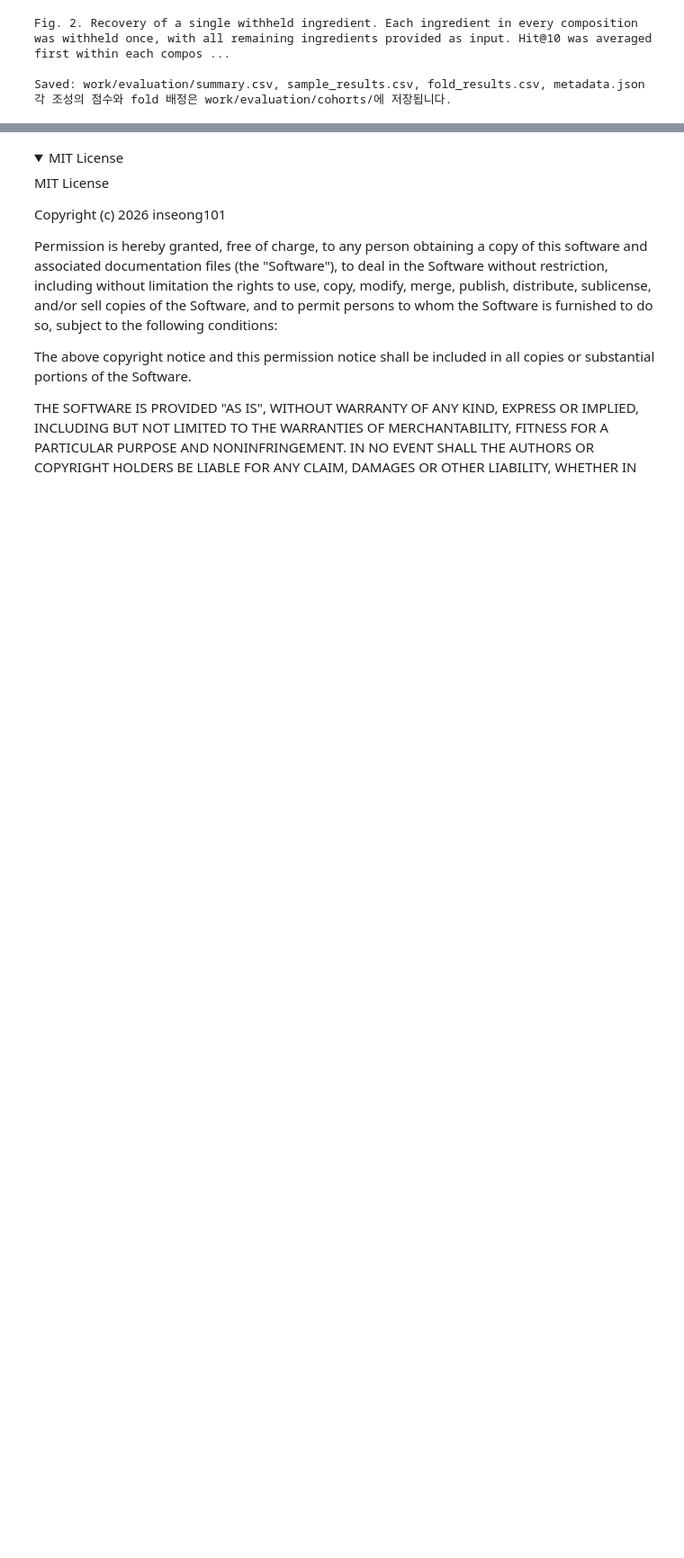
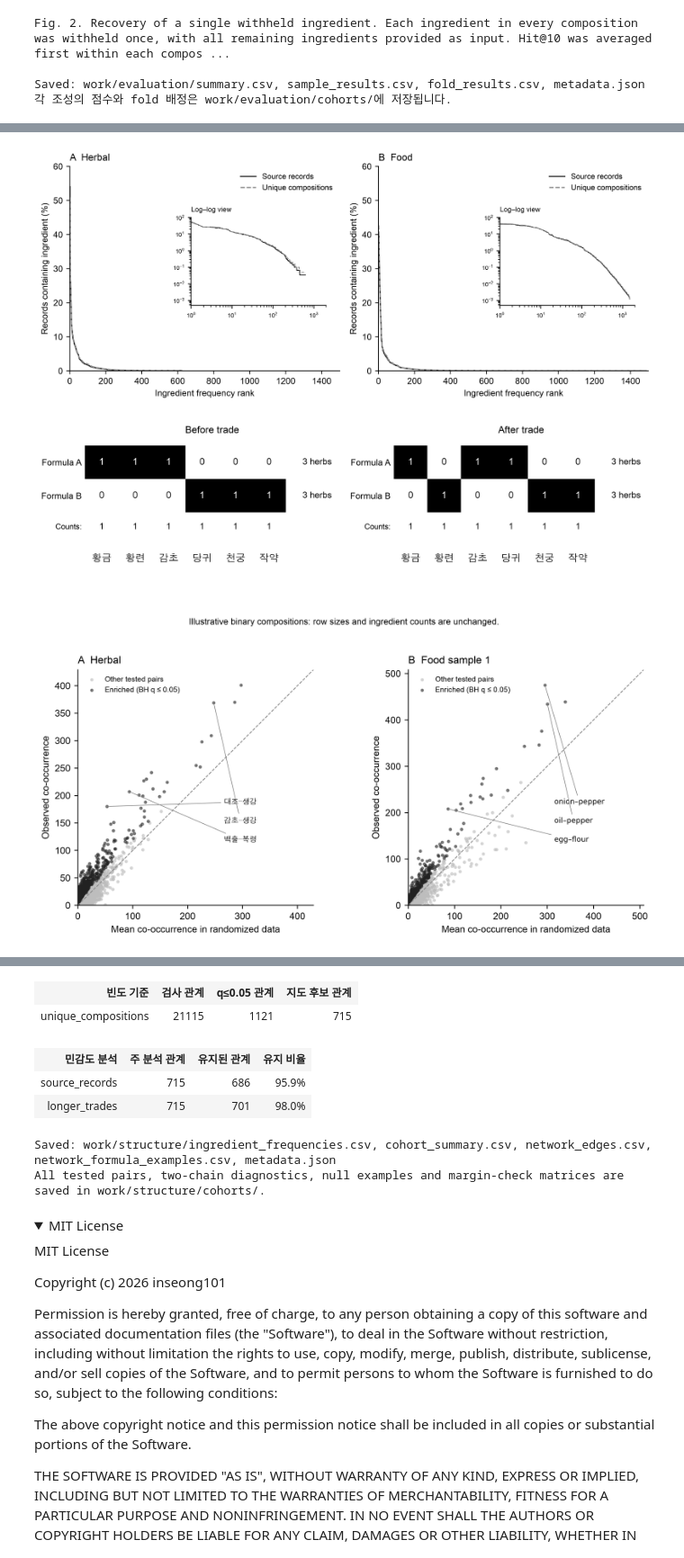
Before and after one commit to inseong101/HerbalFormulaCompletion, a Jupyter notebook: Colab.ipynb, the cells around one changed output, grey strips where cells are left out. Shown at 90% size. Saved outputs shown, nothing was run; the diff lists cells and outputs as text; code cells hidden in the pictures; folded sections open; blank space fills up the shorter version.

Commit message:
Add reproducible frequency-controlled ingredient co-occurrence analysis

```diff
--- a/Colab.ipynb
+++ b/Colab.ipynb
@@ -15,11 +15,11 @@ from urllib.request import urlopen
 from IPython.display import Image, display
 
 if shutil.which("apt-get"):
-    !apt-get install -y git-lfs
+    !apt-get install -y git-lfs fonts-nanum
 
 IN_COLAB = importlib.util.find_spec("google.colab") is not None if importlib.util.find_spec("google") else False
 if IN_COLAB:
-    subprocess.run([sys.executable, "-m", "pip", "install", "-q", "matplotlib>=3.9,<4", "tqdm>=4.66,<5"], check=True)
+    subprocess.run([sys.executable, "-m", "pip", "install", "-q", "matplotlib>=3.9,<4", "tqdm>=4.66,<5", "numba>=0.61,<0.68", "networkx>=3.4,<4"], check=True)
     repo = Path(tempfile.mkdtemp(prefix="hfc-source-")) / "repository"
     # Disable LFS filters: clone code and pointers without configuring Git globally.
     subprocess.run(["git", "-c", "filter.lfs.required=false", "-c", "filter.lfs.smudge=", "-c", "filter.lfs.process=", "clone", "https://github.com/inseong101/HerbalFormulaCompletion.git", str(repo)], env={**os.environ, "GIT_LFS_SKIP_SMUDGE": "1"}, check=True)
@@ -455,0 +473,24 @@ Saved: work/evaluation/summary.csv, sample_results.csv, fold_results.csv, metada
+# %%
+subprocess.run([sys.executable, "-u", str(fresh / "run.py"), "--structure-only", "--workers", "2", "--null-draws", "1999"], check=True)
+structure_dir = fresh / "work/structure"
+structure_metadata = json.loads((structure_dir / "metadata.json").read_text())
+assert structure_metadata["status"] == "complete" and structure_metadata["primary_cohorts"] == 101
+for stem in ["Figure3_ingredient_frequency", "Figure4_fixed_margin_trade", "Figure5_observed_vs_randomized", "Figure6_herbal_relationships"]:
+    display(Image(filename=str(fresh / "figures" / (stem + ".png"))))
+print((fresh / "figures/Structure_figure_captions.txt").read_text())
+show_table(["빈도 기준", "검사 관계", "q≤0.05 관계", "지도 후보 관계"], [
+    [r["basis"], r["tested_pairs"], r["enriched_pairs_q05"], r["network_edges_q05_support10"]]
+    for r in pipeline.read_rows(structure_dir / "cohort_summary.csv") if r["domain"] == "herbal"
+])
+show_table(["민감도 분석", "주 분석 관계", "유지된 관계", "유지 비율"], [
+    [r["comparison"], r["primary_edges"], r["also_selected"], f'{float(r["retained_fraction"]):.1%}']
+    for r in pipeline.read_rows(structure_dir / "network_sensitivity.csv") if r["retained_fraction"]
+])
+shutil.copytree(structure_dir, repo / "work/structure", dirs_exist_ok=True)
+shutil.copytree(fresh / "figures", repo / "figures", dirs_exist_ok=True)
+print("Saved: work/structure/ingredient_frequencies.csv, cohort_summary.csv, network_edges.csv, network_formula_examples.csv, metadata.json")
+print("All tested pairs, two-chain diagnostics, null examples and margin-check matrices are saved in work/structure/cohorts/.")
+# %% [output]
+[figure, added]
+[figure, added]
+[figure, added]
@@ -456,3 +509,10 @@ Saved: work/evaluation/summary.csv, sample_results.csv, fold_results.csv, metada
+| 빈도 기준 | 검사 관계 | q≤0.05 관계 | 지도 후보 관계 |
+| unique_compositions | 21115 | 1121 | 715 |
+| 민감도 분석 | 주 분석 관계 | 유지된 관계 | 유지 비율 |
+| source_records | 715 | 686 | 95.9% |
+| longer_trades | 715 | 701 | 98.0% |
+Saved: work/structure/ingredient_frequencies.csv, cohort_summary.csv, network_edges.csv, network_formula_examples.csv, metadata.json
+All tested pairs, two-chain diagnostics, null examples and margin-check matrices are saved in work/structure/cohorts/.
 # %% [markdown]
 <details><summary>MIT License</summary>
 
```
Also changed, not shown: parts of 3 cells of this notebook, 20 other files.
